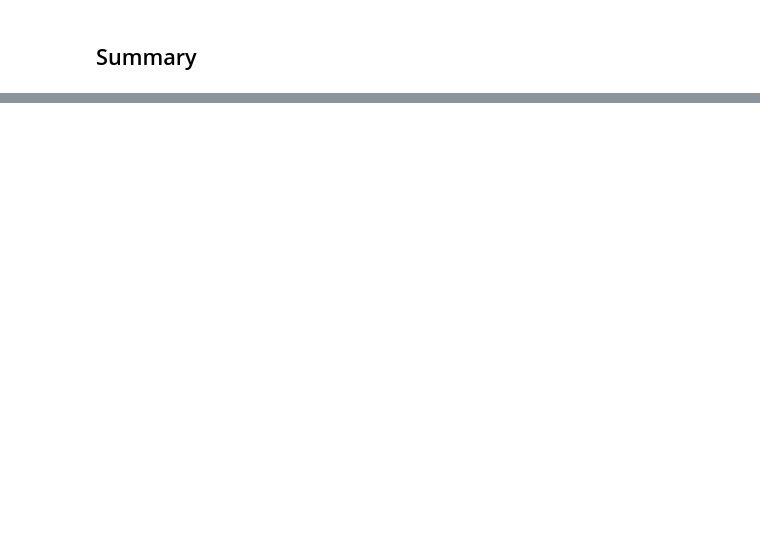
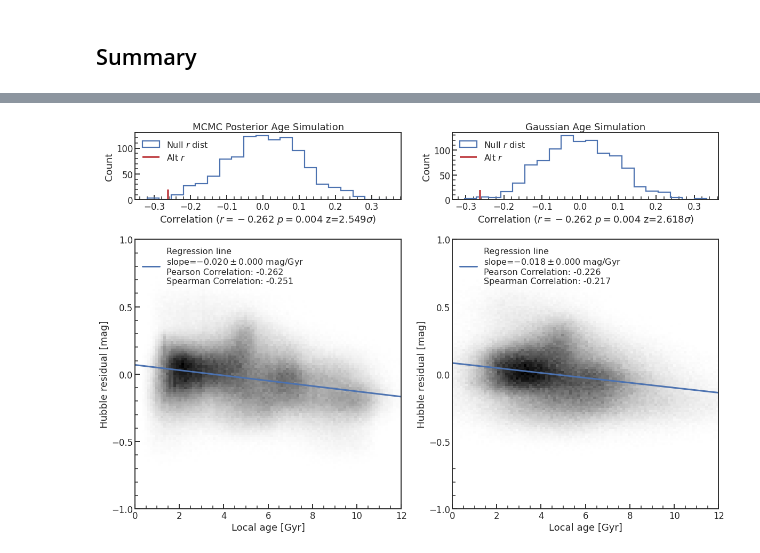
Before and after one commit to ketozhang/statistical-methods-on-sne-ia-luminosity-evolution, a Jupyter notebook: report.ipynb, the cells around one changed output, grey strips where cells are left out. Cells and saved outputs as stored; diff of their text form; code cells hidden in the pictures; blank space fills up the shorter version.

```diff
--- a/report.ipynb
+++ b/report.ipynb
@@ -169,10 +112,10 @@ def simulate(age_df, hr_df, sample_size=10000):
     print(f"{i+1}/{len(snids)}", end="\r")
     result_df = pd.concat(sample_dfs)
     result_df.index.name = "snid"
-    result_df.to_csv(RESULTSPATH/"hr_age_simulation.csv")
+    result_df.to_csv(RESULTSPATH/"campbell_hr_age_simulation.csv")
 
 def get_simulation():
-    return pd.read_csv(RESULTSPATH/"hr_age_simulation.csv")
+    return pd.read_csv(RESULTSPATH/"campbell_hr_age_simulation.csv")
 
 # simulate(age_df, hr_df)
 result_df = get_simulation()
@@ -385,0 +261,69 @@ plt.tight_layout(h_pad=1)
+# %%
+def get_zscore(dist, value):
+    mean = np.mean(dist)
+    std = np.std(dist)
+
+    return np.abs(mean - value) / std
+
+fig, axes = plt.subplots(nrows=2, ncols=2, figsize=(21*.80, 14*.80), gridspec_kw={'height_ratios': [1, 4]})
+
+# Correct Simulation
+x, y = result_df['age'], result_df['hr']
+corr, pvalue_corr = stats.pearsonr(x, y)
+rcorr, pvalue_rcorr = stats.spearmanr(x, y)
+slope, slope_var = get_slope_parameter(x, y)
+intercept = np.mean(y) - slope*np.mean(x)
+
+ax = axes[1, 0]
+cut = (x > 0) & (x < 12)
+ax.hist2d(x[cut], y[cut], bins=100, cmap='gray_r')
+xrange = np.linspace(0, 12, 100)
+ax.plot(xrange, slope*xrange + intercept, lw=3, label=f"Regression line\nslope=${slope:.3f} \pm {slope_var:.3f}$ mag/Gyr\nPearson Correlation: {corr:.3f}\nSpearman Correlation: {rcorr:.3f}")
+
+ax.set_xlabel("Local age [Gyr]")
+ax.set_ylabel("Hubble residual [mag]")
+ax.set_xticks(np.arange(0, 14, 2))
+ax.set_yticks(np.arange(-1, 1.5, 0.5))
+ax.legend(loc='upper left')
+
+ax = axes[0, 0]
+_corr, _pvalue, _corr_samples = correlation_test(result_df['age'], result_df['hr'])
+ax.hist(_corr_samples, bins=20, histtype='step', label="Null $r$ dist")
+ax.vlines(_corr, 0, 20, colors='r', label="Alt $r$")
+ax.set_title(f"MCMC Posterior Age Simulation", pad=5)
+ax.set_xlabel(f"Correlation ($r={_corr:.3f}$ $p={_pvalue:.3f}$ z={get_zscore(_corr_samples, _corr):.3f}$\sigma$)")
+ax.set_ylabel("Count")
+ax.legend(loc='upper left')
+
+# Incorrect Simulation
+x, y = incorrect_result_df['age'], incorrect_result_df['hr']
+corr, pvalue_corr = stats.pearsonr(x, y)
+rcorr, pvalue_rcorr = stats.spearmanr(x, y)
+slope, slope_var = get_slope_parameter(x, y)
+intercept = np.mean(y) - slope*np.mean(x)
+
+ax = axes[1, 1]
+cut = (x > 0) & (x < 12)
+ax.hist2d(x[cut], y[cut], bins=100, cmap='gray_r')
+xrange = np.linspace(0, 12, 100)
+ax.plot(xrange, slope*xrange + intercept, lw=3, label=f"Regression line\nslope=${slope:.3f} \pm {slope_var:.3f}$ mag/Gyr\nPearson Correlation: {corr:.3f}\nSpearman Correlation: {rcorr:.3f}")
+
+ax.set_xlabel("Local age [Gyr]")
+ax.set_ylabel("Hubble residual [mag]")
+ax.set_xticks(np.arange(0, 14, 2))
+ax.set_yticks(np.arange(-1, 1.5, 0.5))
+ax.legend(loc='upper left')
+
+ax = axes[0, 1]
+_corr, _pvalue, _corr_samples = correlation_test(result_df['age'], result_df['hr'])
+ax.hist(_corr_samples, bins=20, histtype='step', label="Null $r$ dist")
+ax.vlines(_corr, 0, 20, colors='r', label="Alt $r$")
+ax.set_title(f"Gaussian Age Simulation", pad=5)
+ax.set_xlabel(f"Correlation ($r={_corr:.3f}$ $p={_pvalue:.3f}$ z={get_zscore(_corr_samples, _corr):.3f}$\sigma$)")
+ax.set_ylabel("Count")
+ax.legend(loc='upper left')
+
+plt.tight_layout()
+plt.savefig(FIGURESPATH/"campbell_correlation_summary.pdf")
+# %% [output]
+[figure, added]
```
Also changed, not shown: parts of 9 cells of this notebook, 21 other files.
